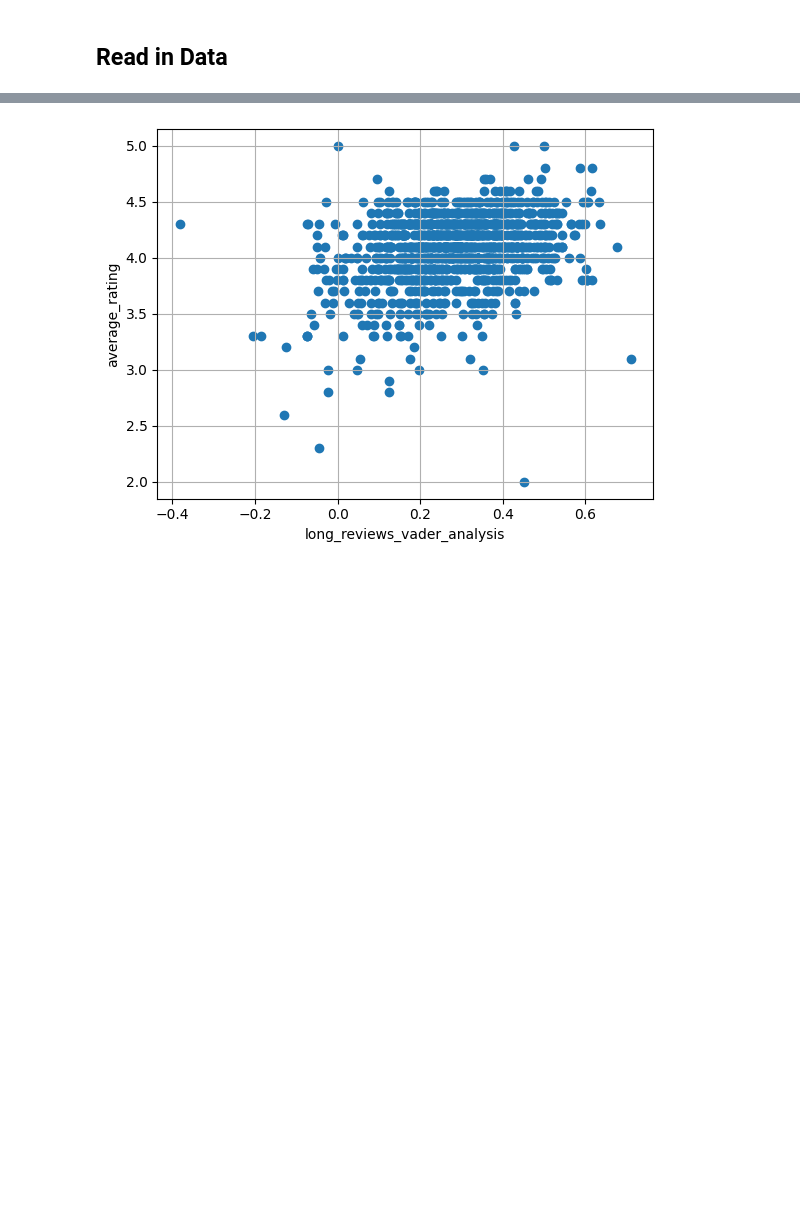
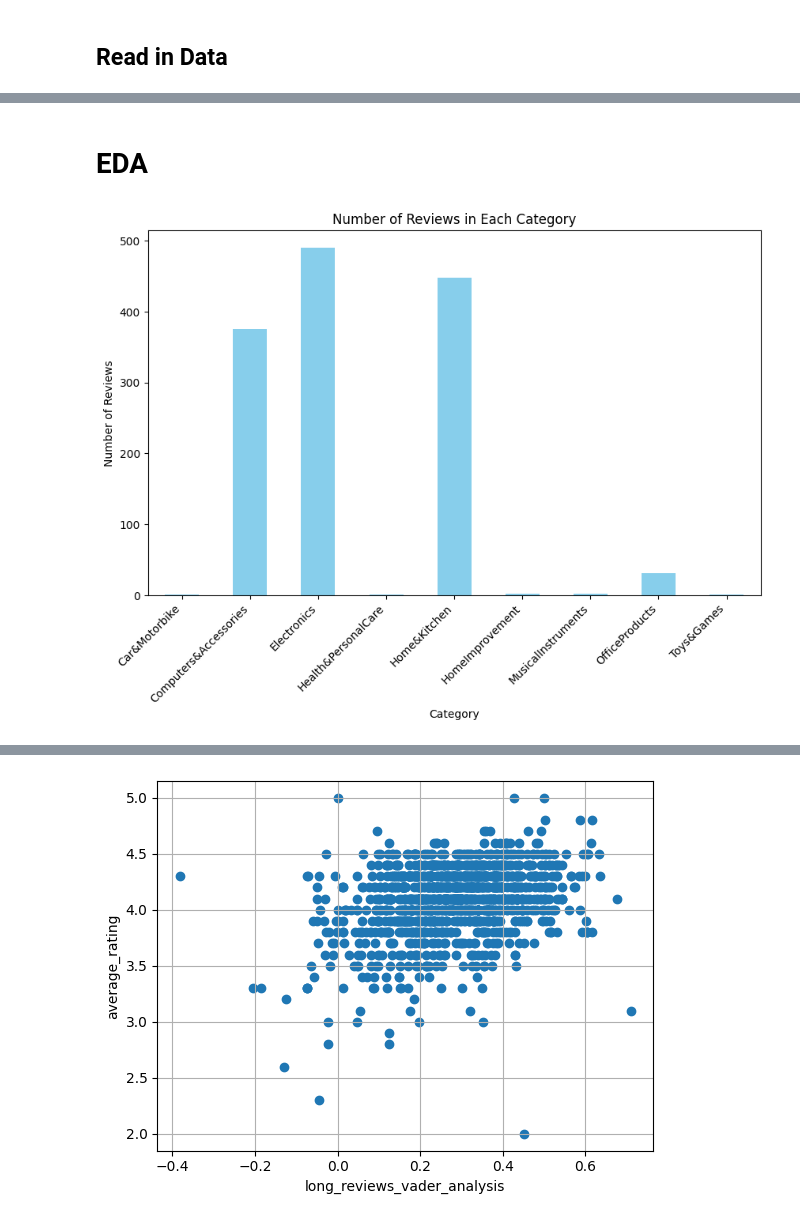
Before and after one commit to sweeenlim/Passion8, a Jupyter notebook: sentiment_analysis/sentiment_analysis.ipynb, the cells around one changed output, grey strips where cells are left out. Drawn from its saved outputs; the diff is of its cells as text; code cells hidden in the pictures; blank space fills up the shorter version.

Commit message:
EDA, Text Cleaning, N-grams analysis on product reviews
latent Dirichlet allocation for topic modelling

```diff
--- a/sentiment_analysis/sentiment_analysis.ipynb
+++ b/sentiment_analysis/sentiment_analysis.ipynb
@@ -65,0 +41,21 @@ Requirement already satisfied: tqdm in /Users/marcus/Desktop/nus/Y4S1/DSA3101/Pa
+# %% [markdown]
+# EDA
+# %%
+#split product categories into its base_category
+product_ratings_df["base_category"] = product_ratings_df["category"].str.split("|").str[0]
+# %%
+import pandas as pd
+import matplotlib.pyplot as plt
+# Group by category and count the number of reviews in each
+category_counts = product_ratings_df.groupby('base_category')['average_rating'].count()
+
+# Plot the result
+plt.figure(figsize=(10,6))
+category_counts.plot(kind='bar', color='skyblue')
+plt.title('Number of Reviews in Each Category')
+plt.xlabel('Category')
+plt.ylabel('Number of Reviews')
+plt.xticks(rotation=45, ha='right')
+plt.show()
+# %% [output]
+[figure, added]
```
Also changed, not shown: parts of 26 cells of this notebook, 1 other file.
